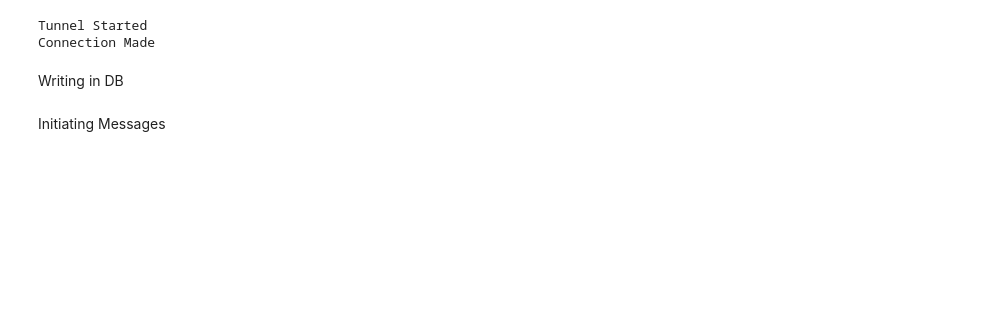
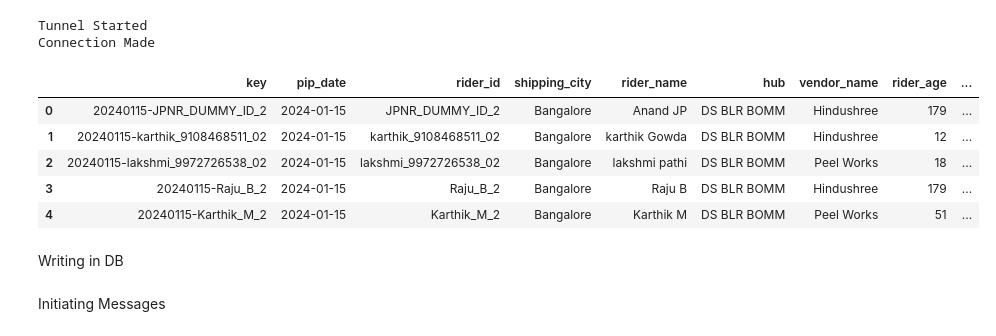
Before and after one commit to akshaygrows/akshaygrows, a Jupyter notebook: rider_messages/rider_pip_start.ipynb, the cells around one changed output. Cells and saved outputs as stored; diff of their text form; code cells hidden in the pictures; blank space fills up the shorter version.

```diff
--- a/rider_messages/rider_pip_start.ipynb
+++ b/rider_messages/rider_pip_start.ipynb
@@ -12,6 +12,15 @@ query_path = 'new_week_rider_pip.sql'
 with open(query_path, 'r') as file:
     custom_query = file.read()
 df_pip = pd.read_sql(custom_query,conn)
+# %%
+df_pip.head()
+# %% [output]
+|  | key | pip_date | rider_id | shipping_city | rider_name | hub | vendor_name | rider_age | ... |
+| 0 | 20240115-JPNR_DUMMY_ID_2 | 2024-01-15 | JPNR_DUMMY_ID_2 | Bangalore | Anand JP | DS BLR BOMM | Hindushree | 179 | ... |
+| 1 | 20240115-karthik_9108468511_02 | 2024-01-15 | karthik_9108468511_02 | Bangalore | karthik Gowda | DS BLR BOMM | Hindushree | 12 | ... |
+| 2 | 20240115-lakshmi_9972726538_02 | 2024-01-15 | lakshmi_9972726538_02 | Bangalore | lakshmi pathi | DS BLR BOMM | Peel Works | 18 | ... |
+| 3 | 20240115-Raju_B_2 | 2024-01-15 | Raju_B_2 | Bangalore | Raju B | DS BLR BOMM | Hindushree | 179 | ... |
+| 4 | 20240115-Karthik_M_2 | 2024-01-15 | Karthik_M_2 | Bangalore | Karthik M | DS BLR BOMM | Peel Works | 51 | ... |
 # %% [markdown]
 Writing in DB
 # %%
```
Also changed, not shown: parts of 2 cells of this notebook, 1 other file.
